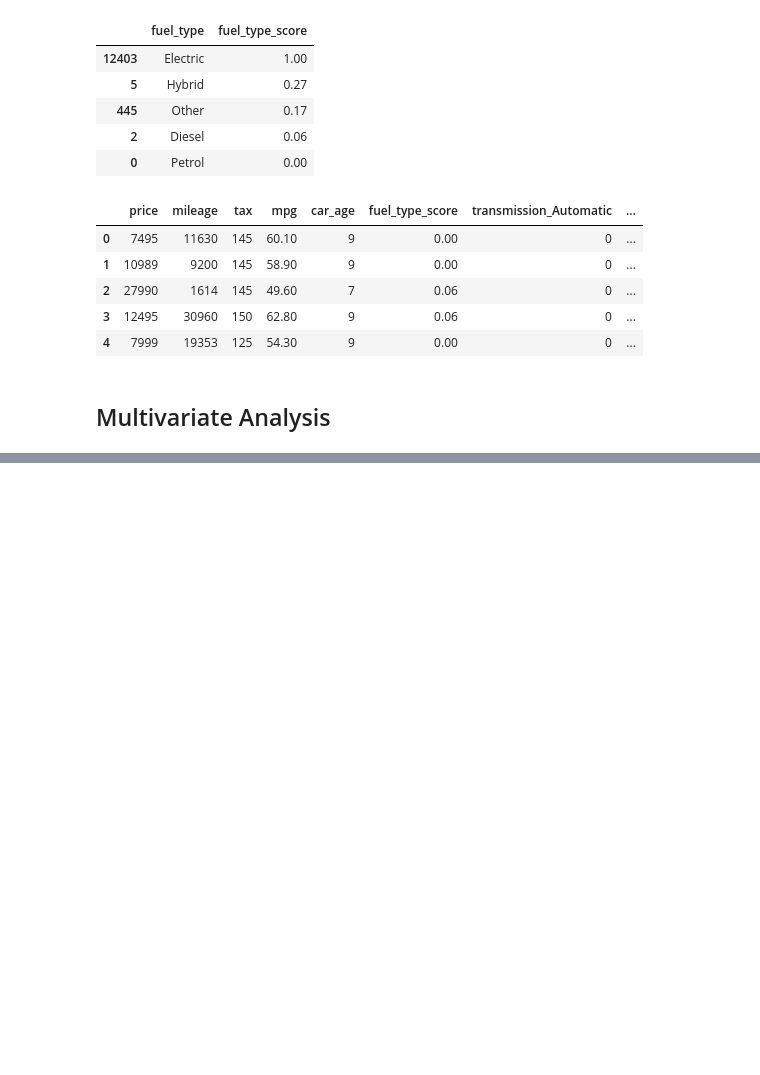
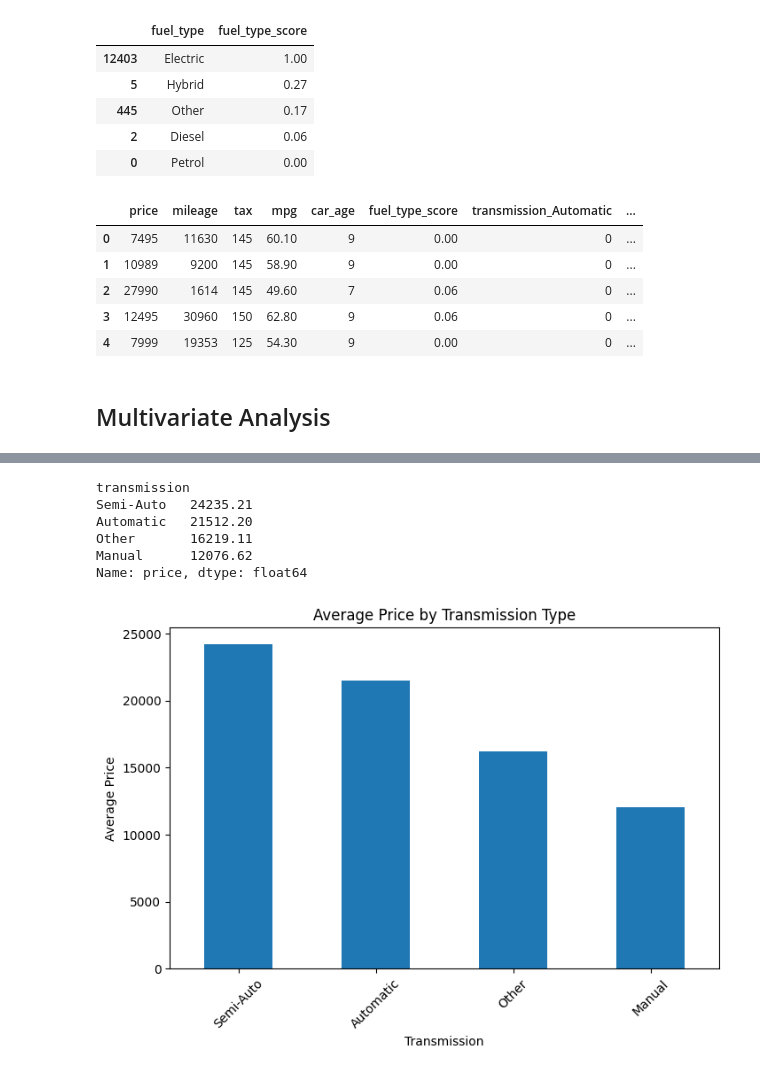
Before and after one commit to TXTEck/DAV_CA1, a Jupyter notebook: notebooks/car_price_analysis.ipynb, the cells around one changed output, grey strips where cells are left out. Drawn from its saved outputs; the diff is of its cells as text; code cells hidden in the pictures; blank space fills up the shorter version.

```diff
--- a/notebooks/car_price_analysis.ipynb
+++ b/notebooks/car_price_analysis.ipynb
@@ -383,0 +523,22 @@ cars_multi.head()
+# %%
+# Average price by transmission type
+transmission_price = cars.groupby("transmission")["price"].mean().sort_values(ascending=False)
+
+transmission_price
+# %% [output]
+transmission
+Semi-Auto   24235.21
+Automatic   21512.20
+Other       16219.11
+Manual      12076.62
+Name: price, dtype: float64
+# %%
+plt.figure(figsize=(8, 5))
+transmission_price.plot(kind="bar")
+plt.xlabel("Transmission")
+plt.ylabel("Average Price")
+plt.title("Average Price by Transmission Type")
+plt.xticks(rotation=45)
+plt.show()
+# %% [output]
+[figure, added]
```
Also changed, not shown: parts of 8 cells of this notebook.
